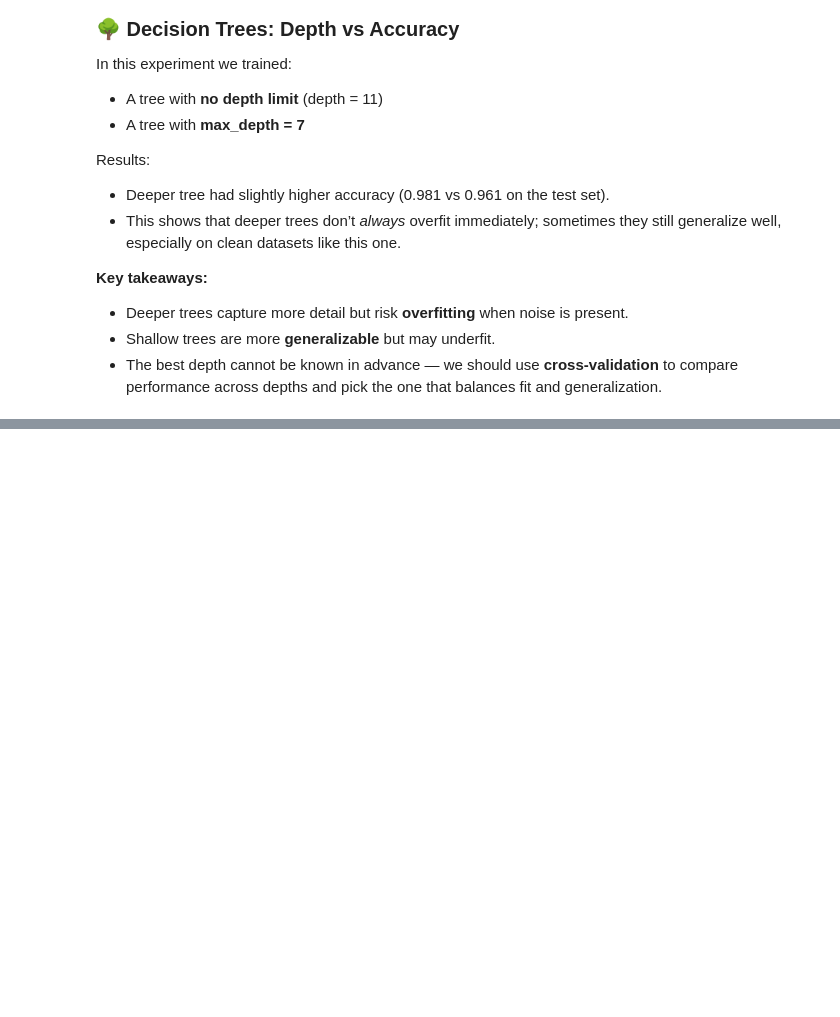
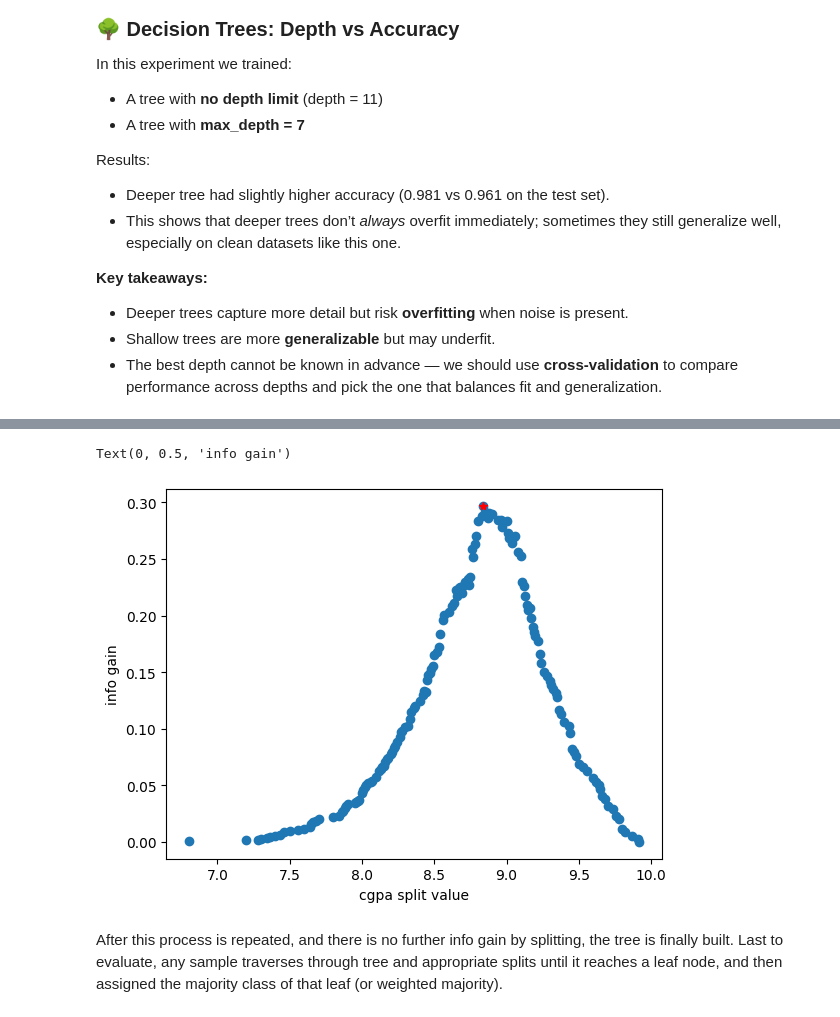
Before and after one commit to antoninolm/ml_theory, a Jupyter notebook: decision_trees_basics/decision_trees_project.ipynb, the cells around one changed output, grey strips where cells are left out. Drawn from its saved outputs; the diff is of its cells as text; code cells hidden in the pictures; blank space fills up the shorter version.

```diff
--- a/decision_trees_basics/decision_trees_project.ipynb
+++ b/decision_trees_basics/decision_trees_project.ipynb
@@ -850,0 +980,17 @@ Results:
+# %%
+# Define a function to calculate Gini impurity
+def gini(data):
+    """
+    Calculate the Gini Impurity Score.
+    - Converts the input into a pandas Series
+    - Computes class proportions
+    - Applies the formula: 1 - sum(p^2) for all classes
+    """
+    data = pd.Series(data)
+    return 1 - sum(data.value_counts(normalize=True) ** 2)
+
+# Calculate Gini impurity for the training labels (root node)
+gi = gini(y_train)
+
+# Print the result, rounded to 3 decimal places
+print(f'Gini impurity at root: {round(gi, 3)}')
@@ -850,0 +1032,22 @@ Results:
+# %%
+# Calculate information gain for every possible split value of 'cgpa'
+
+info_gain_list = []
+
+# Loop through each unique value of cgpa in the training set
+for i in x_train.cgpa.unique():
+    # Divide y_train into left and right branches based on the threshold
+    left = y_train[x_train.cgpa <= i]
+    right = y_train[x_train.cgpa > i]
+
+    # Compute information gain for this split and store results
+    info_gain_list.append([i, info_gain(left, right, gi)])
+
+# Create a DataFrame with split values and their corresponding information gain
+ig_table = pd.DataFrame(
+    info_gain_list,
+    columns=['split_value', 'info_gain']
+).sort_values('info_gain', ascending=False)
+
+# Display the top 10 split values with the highest information gain
+ig_table.head(10)
@@ -850,0 +1066,10 @@ Results:
+# %%
+plt.plot(ig_table['split_value'], ig_table['info_gain'],'o')
+plt.plot(ig_table['split_value'].iloc[0], ig_table['info_gain'].iloc[0],'r*')
+plt.xlabel('cgpa split value')
+plt.ylabel('info gain')
+# %% [output]
+Text(0, 0.5, 'info gain')
+[figure, added]
+# %% [markdown]
+After this process is repeated, and there is no further info gain by splitting, the tree is finally built. Last to evaluate, any sample traverses through tree and appropriate splits until it reaches a leaf node, and then assigned the majority class of that leaf (or weighted majority).
```
Also changed, not shown: parts of 41 cells of this notebook, 2 other files.
